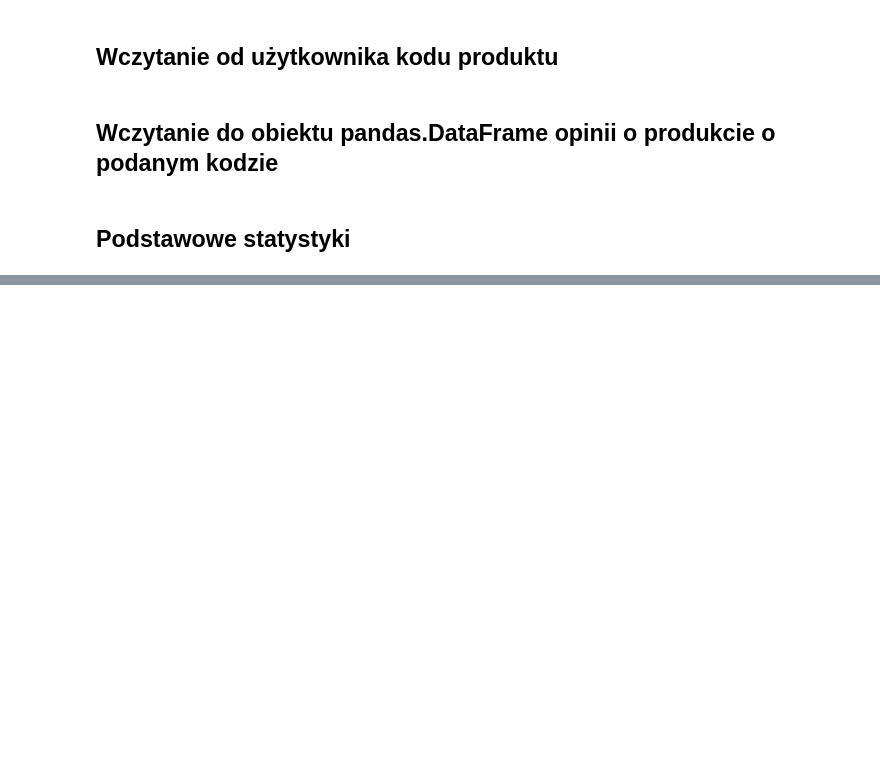
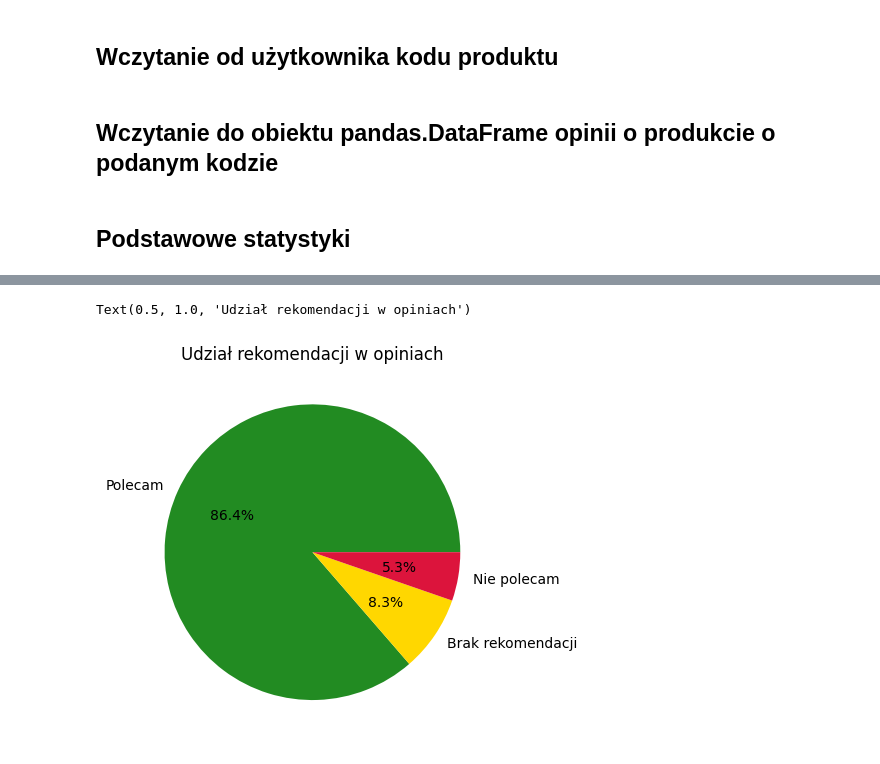
Before and after one commit to gggrucha/CeneoScraperBG, a Jupyter notebook: analyzer.ipynb, the cells around one changed output, grey strips where cells are left out. Saved outputs shown, nothing was run; the diff lists cells and outputs as text; code cells hidden in the pictures; blank space fills up the shorter version.

```diff
--- a/analyzer.ipynb
+++ b/analyzer.ipynb
@@ -33,0 +94,9 @@ print(average_stars)
+# %%
+recomendations_distributions.plot.pie(
+    colors = ["forestgreen","gold","crimson"],
+    label="",
+    autopct = "%1.1f%%")
+plot.title("Udział rekomendacji w opiniach")
+# %% [output]
+Text(0.5, 1.0, 'Udział rekomendacji w opiniach')
+[figure, added]
```
Also changed, not shown: parts of 12 cells of this notebook.
